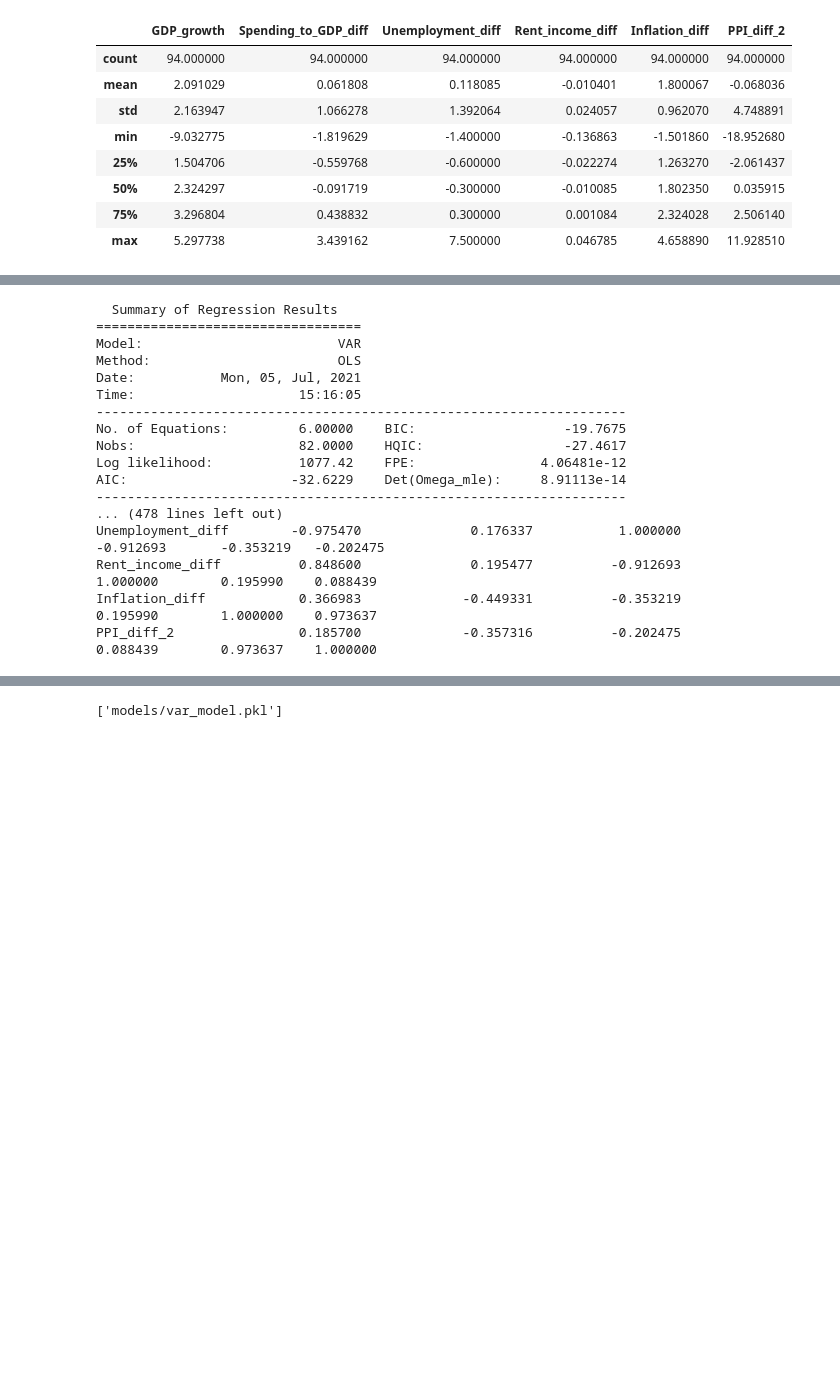
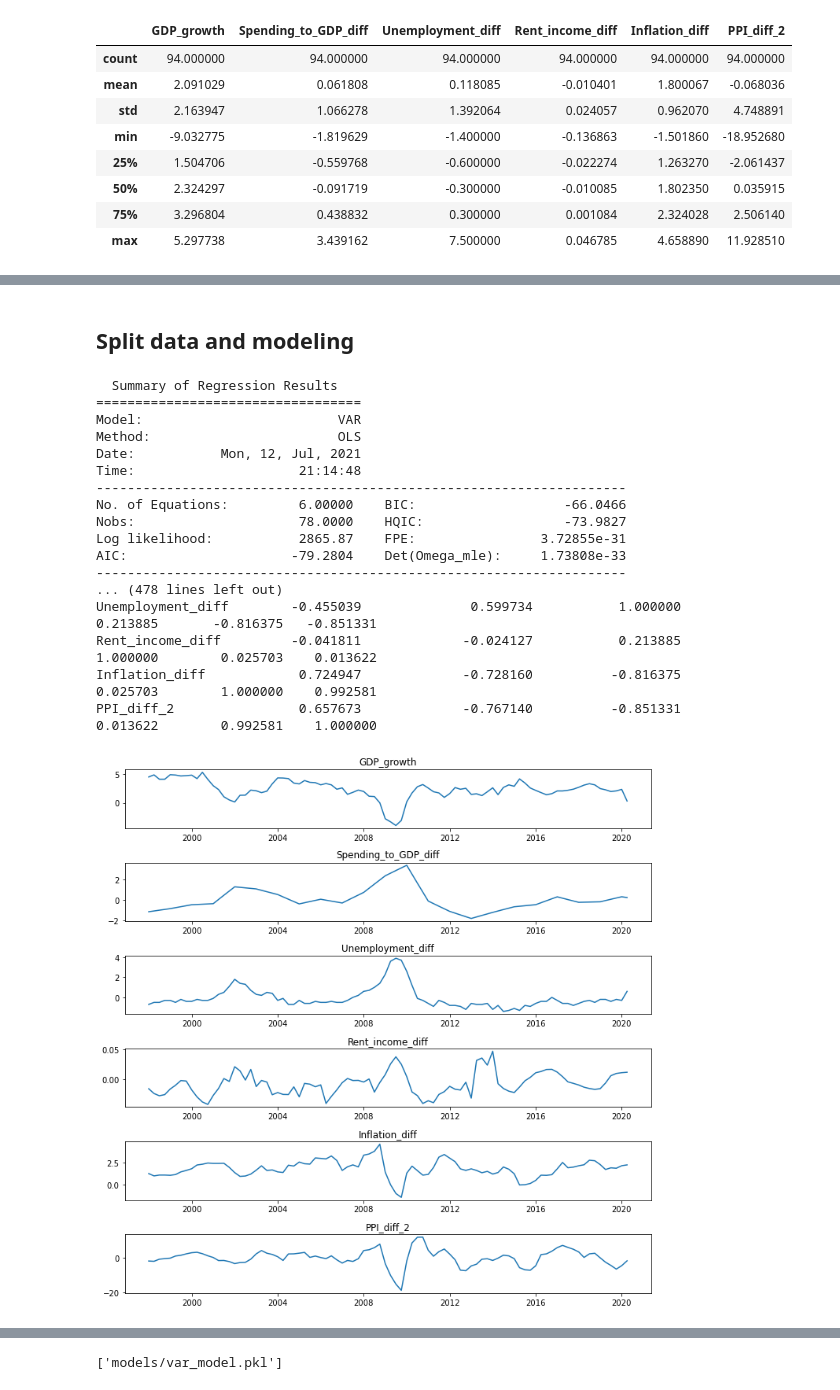
Before and after one commit to hoytlui/GDP-Growth-Forecast-Multivariate-Time-Series-Analysis, a Jupyter notebook: 4_preprocessing.ipynb, the cells around one changed output, grey strips where cells are left out. Drawn from its saved outputs; the diff is of its cells as text; code cells hidden in the pictures; blank space fills up the shorter version.

```diff
--- a/4_preprocessing.ipynb
+++ b/4_preprocessing.ipynb
@@ -75,5 +106,11 @@ train, test = df[:int(0.8*len(df['GDP_growth']))], df[int(0.8*len(df['GDP_growth
+# %% [markdown]
+## Split data and modeling
+# %%
+# we will split the data and use the last 4 quarters as the test set for prediction
+nobs = 4
+df_train, df_test = df[0:-nobs], df[-nobs:]
 # %%
-model = VAR(df)
+model = VAR(df_train)
 results = model.fit(maxlags=12, ic='aic')
 results.summary()
 # %% [output]
@@ -81,16 +118,23 @@ results.summary()
 ==================================
 Model:                         VAR
 Method:                        OLS
-Date:           Mon, 05, Jul, 2021
-Time:                     15:16:05
+Date:           Mon, 12, Jul, 2021
+Time:                     21:14:48
 --------------------------------------------------------------------
-No. of Equations:         6.00000    BIC:                   -19.7675
-Nobs:                     82.0000    HQIC:                  -27.4617
-Log likelihood:           1077.42    FPE:                4.06481e-12
-AIC:                     -32.6229    Det(Omega_mle):     8.91113e-14
+No. of Equations:         6.00000    BIC:                   -66.0466
+Nobs:                     78.0000    HQIC:                  -73.9827
+Log likelihood:           2865.87    FPE:                3.72855e-31
+AIC:                     -79.2804    Det(Omega_mle):     1.73808e-33
 --------------------------------------------------------------------
 ... (478 lines left out)
-Unemployment_diff        -0.975470              0.176337           1.000000         -0.912693       -0.353219   -0.202475
-Rent_income_diff          0.848600              0.195477          -0.912693          1.000000        0.195990    0.088439
-Inflation_diff            0.366983             -0.449331          -0.353219          0.195990        1.000000    0.973637
-PPI_diff_2                0.185700             -0.357316          -0.202475          0.088439        0.973637    1.000000
+Unemployment_diff        -0.455039              0.599734           1.000000          0.213885       -0.816375   -0.851331
+Rent_income_diff         -0.041811             -0.024127           0.213885          1.000000        0.025703    0.013622
+Inflation_diff            0.724947             -0.728160          -0.816375          0.025703        1.000000    0.992581
+PPI_diff_2                0.657673             -0.767140          -0.851331          0.013622        0.992581    1.000000
+# %%
+# Plot input time series
+results.plot()
+plt.tight_layout()
+plt.show()
+# %% [output]
+[figure, added]
```
Also changed, not shown: parts of 18 cells of this notebook.
